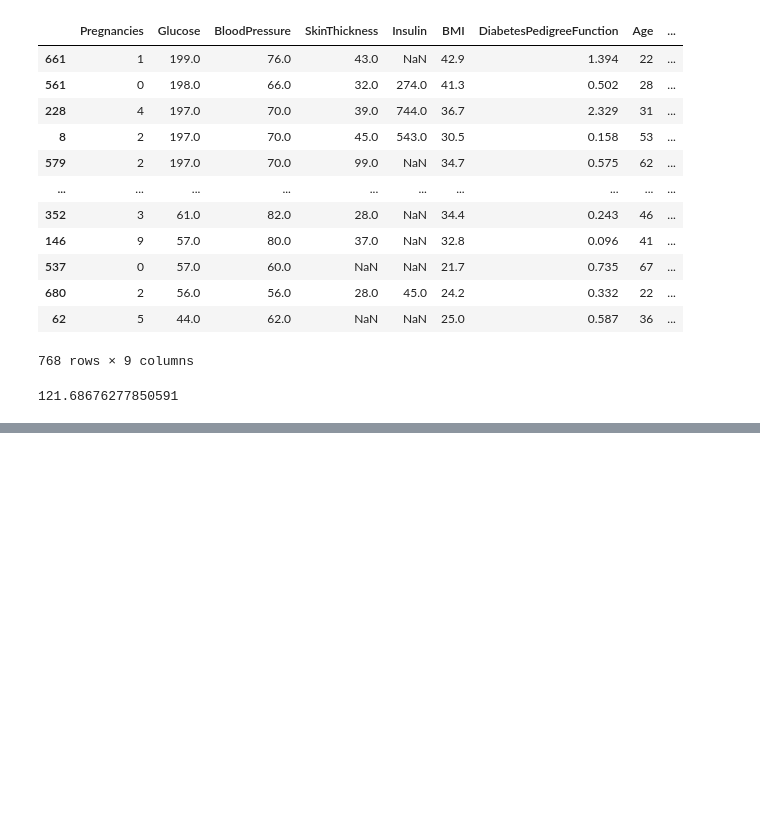
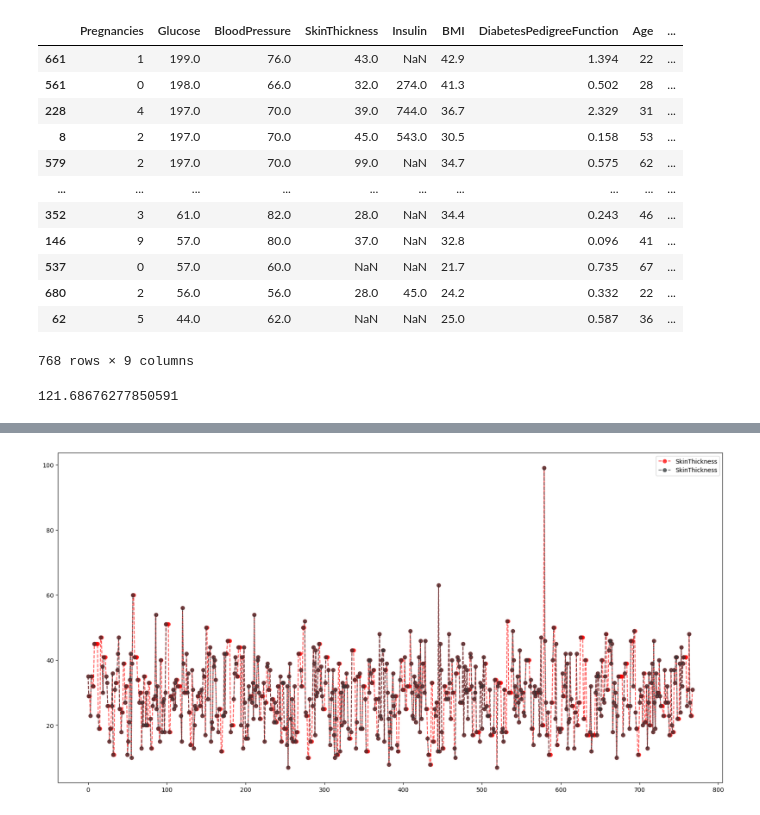
Before and after one commit to cesarmayta/BOOTCAMP_DSG1, a Jupyter notebook: dia2/03_imputacion_metodos.ipynb, the cells around one changed output, grey strips where cells are left out. Drawn from its saved outputs; the diff is of its cells as text; code cells hidden in the pictures; blank space fills up the shorter version.

Commit message:
imputacion bfill ffill

```diff
--- a/dia2/03_imputacion_metodos.ipynb
+++ b/dia2/03_imputacion_metodos.ipynb
@@ -100,0 +177,8 @@ sorted_glucose_df['Glucose'].mean()
+# %%
+plt.figure(figsize=(20,10))
+diabetes_df['SkinThickness'].ffill().plot(color='red',marker='o',alpha=6/9,linestyle='dashed')
+diabetes_df['SkinThickness'].plot(color='#313638',marker='o',alpha=6/9,linestyle='dashed')
+plt.legend()
+plt.show()
+# %% [output]
+[figure, added]
```
Also changed, not shown: parts of 9 cells of this notebook.
